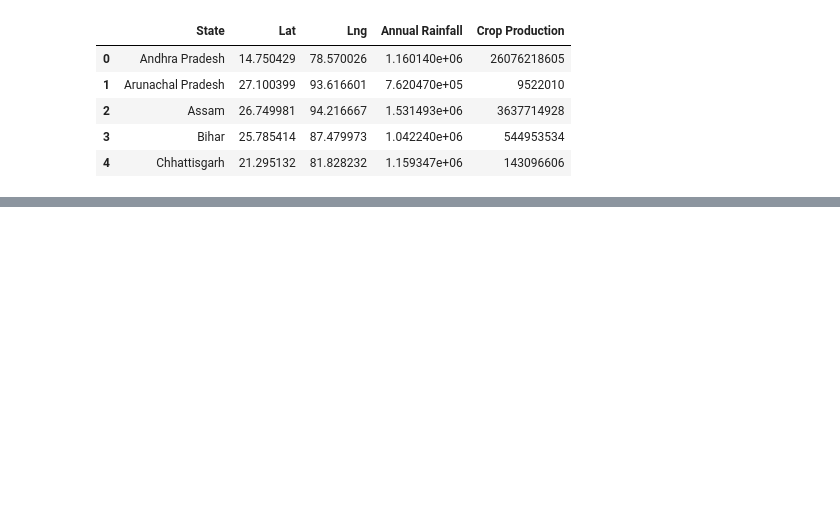
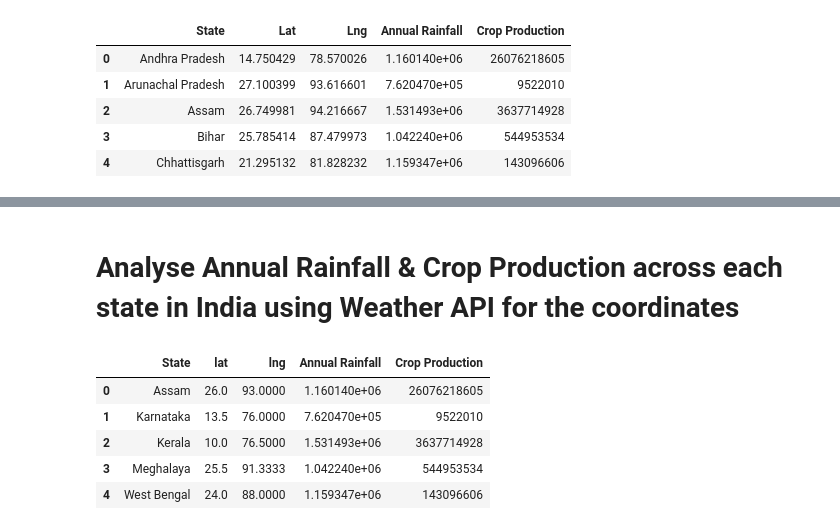
Before and after one commit to falconpunch082/da_bc-proj1, a Jupyter notebook: india_crop_yield.ipynb, the cells around one changed output, grey strips where cells are left out. Drawn from its saved outputs; the diff is of its cells as text; code cells hidden in the pictures; blank space fills up the shorter version.

```diff
--- a/india_crop_yield.ipynb
+++ b/india_crop_yield.ipynb
@@ -314,3 +316,76 @@ plot_map_1= states_df.hvplot.points("Lng","Lat",geo=True,tiles="OSM",frame_width
 plot_map_1
 # %% [output]
 [interactive output not drawn]
+# %% [markdown]
+# Analyse Annual Rainfall & Crop Production across each state in India using Weather API for the coordinates
+# %%
+# Geoviews to show the rainfall across the states of india
+warnings.filterwarnings('ignore')
+
+# Save config information.
+url = "http://api.openweathermap.org/data/2.5/weather?"
+units = "metric"
+error_code =200
+Telangana_state="Telangana"
+Tel_lat = 17.123184
+Tel_lng=79.208824
+
+# Build partial query URL
+query_url = f"{url}appid={api_key}&units={units}&q="
+
+
+# States data file
+states = crop_yield_df["State"].unique()
+
+# set up lists to hold reponse info
+lat = []
+lng = []
+
+# Loop through the list of cities and perform a request for data on each
+for state in states:
+    res = requests.get(query_url + state)
+    if res.status_code == error_code:
+        response = res.json()
+        lat.append(response['coord']['lat'])
+        lng.append(response['coord']['lon'])
+    elif state == Telangana_state:
+        lat.append(Tel_lat)
+        lng.append(Tel_lng)
+
+
+
+states_dict = {
+    "State": states,
+    "lat": lat,
+    "lng": lng
+}
+
+states_df = pd.DataFrame(states_dict)
+
+
+# Combine the data into a single DataFrame
+merged_df= pd.merge(crop_yield_df,states_df,on="State")
+
+# Display the data table for preview
+merged_df.head()
+
+# new columns to the dataframe
+states_df["Annual Rainfall"] = ""
+states_df["Crop Production"] = ""
+#aggregate rainfall and crop production column values
+Annual_Rainfall =  merged_df.groupby(['State'])['Annual_Rainfall'].sum()
+crop_production =  merged_df.groupby(['State'])['Production'].sum()
+
+#populate rainfall and crop production column values
+states_df["Annual Rainfall"] = Annual_Rainfall.values
+states_df["Crop Production"] = crop_production.values
+
+# Display the data table for preview
+states_df.head()
+# %% [output]
+|  | State | lat | lng | Annual Rainfall | Crop Production |
+| 0 | Assam | 26.0 | 93.0000 | 1.160140e+06 | 26076218605 |
+| 1 | Karnataka | 13.5 | 76.0000 | 7.620470e+05 | 9522010 |
+| 2 | Kerala | 10.0 | 76.5000 | 1.531493e+06 | 3637714928 |
+| 3 | Meghalaya | 25.5 | 91.3333 | 1.042240e+06 | 544953534 |
+| 4 | West Bengal | 24.0 | 88.0000 | 1.159347e+06 | 143096606 |
```
Also changed, not shown: parts of 3 cells of this notebook.
